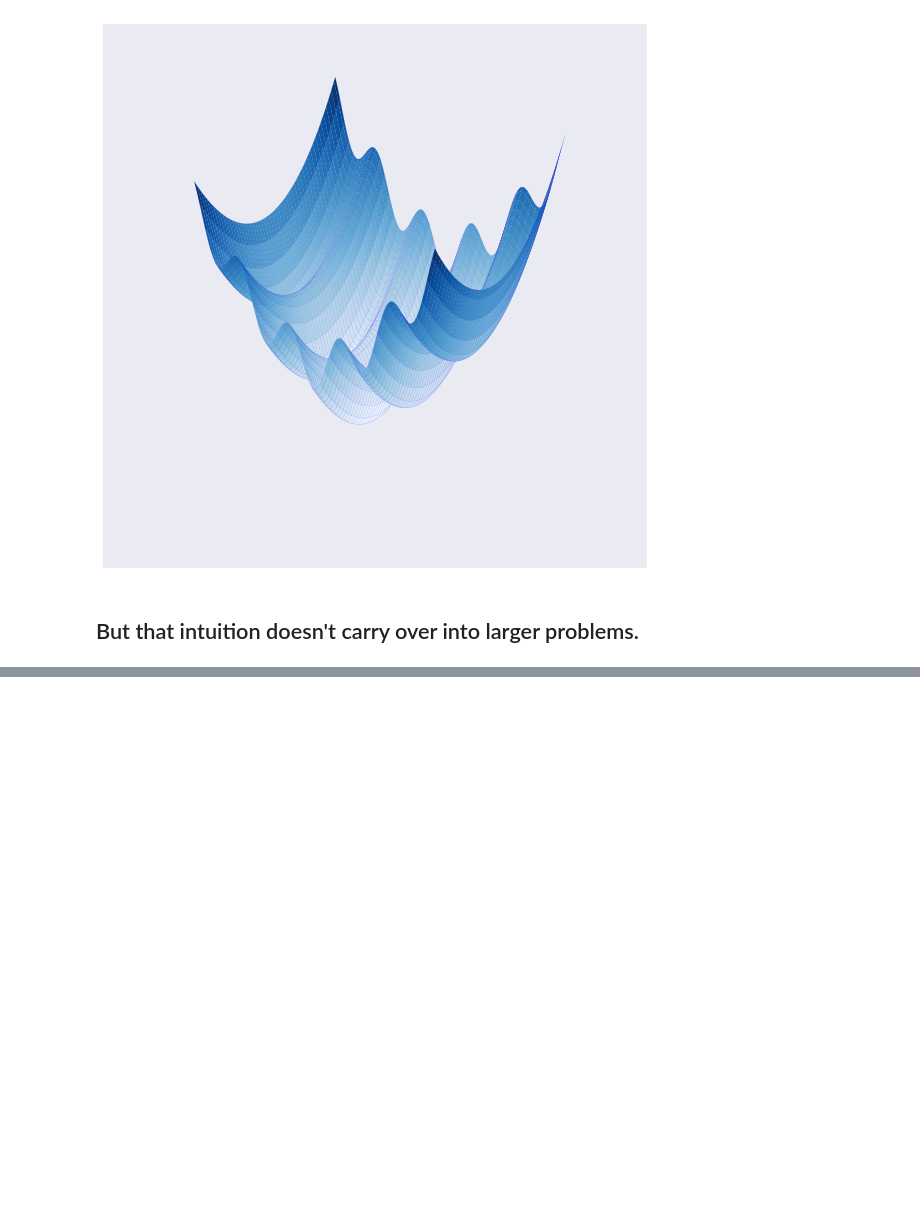
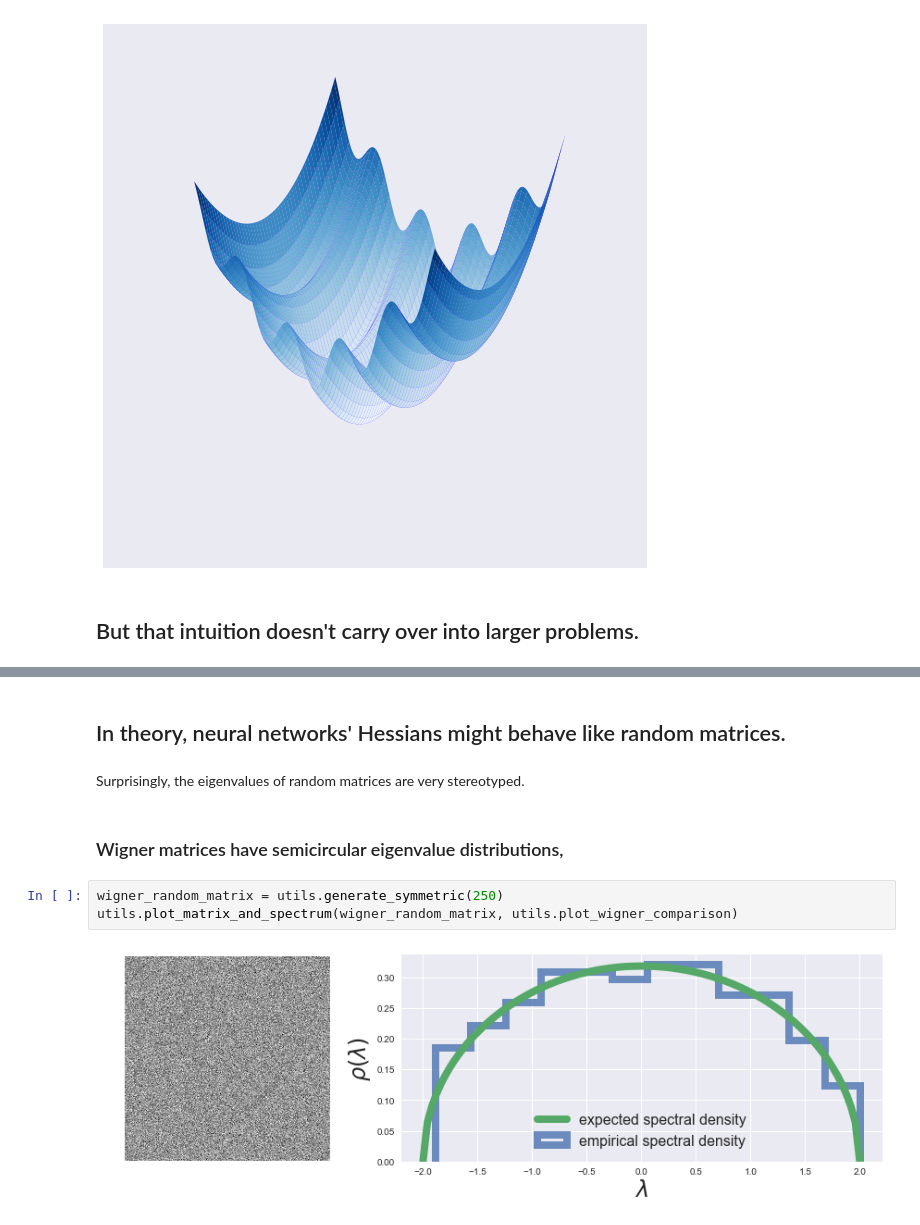
Before and after one commit to charlesfrye/neurotroph_presentation_20180423, a Jupyter notebook: Understanding Neural Network Optimization.ipynb, the cells around one changed output, grey strips where cells are left out. Drawn from its saved outputs; the diff is of its cells as text; blank space fills up the shorter version.

```diff
--- a/Understanding Neural Network Optimization.ipynb
+++ b/Understanding Neural Network Optimization.ipynb
@@ -251,0 +267,11 @@ plot_cost_surface(cost, N, mesh_extent)
+# %% [markdown]
+## In theory, neural networks' Hessians might behave like random matrices.
+# %% [markdown]
+Surprisingly, the eigenvalues of random matrices are very stereotyped.
+# %% [markdown]
+### Wigner matrices have semicircular eigenvalue distributions,
+# %%
+wigner_random_matrix = utils.generate_symmetric(250)
+utils.plot_matrix_and_spectrum(wigner_random_matrix, utils.plot_wigner_comparison)
+# %% [output]
+[figure, added]
```
Also changed, not shown: parts of 53 cells of this notebook, 8 other files.
